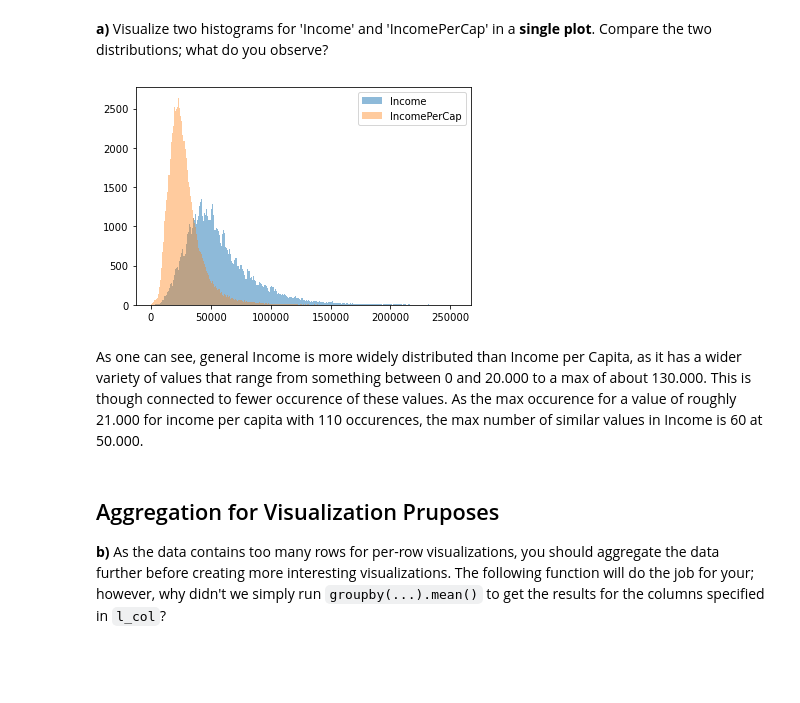
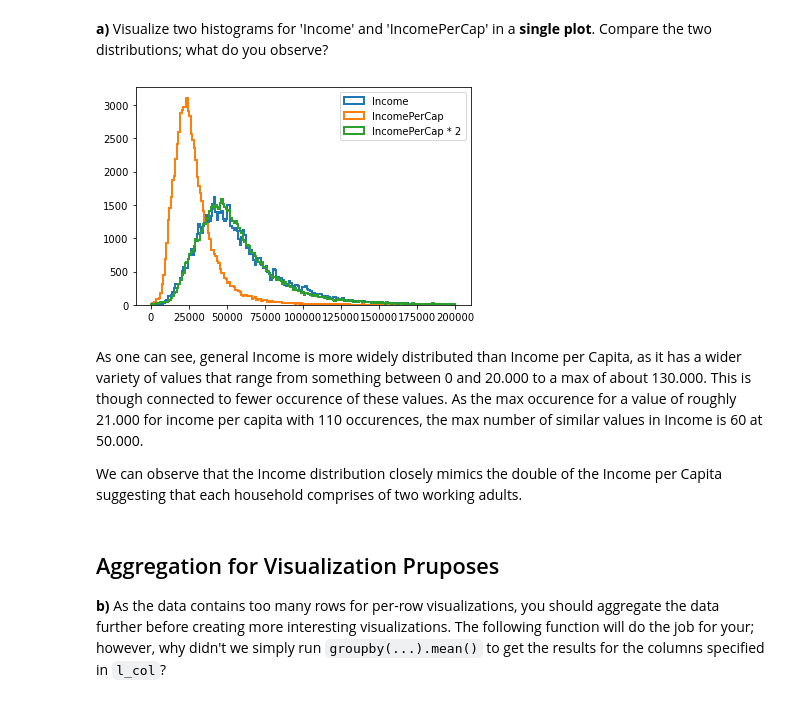
Before and after one commit to Starcrysis/assignment_2, a Jupyter notebook: assignment_2.ipynb, the cells around one changed output. Drawn from its saved outputs; the diff is of its cells as text; code cells hidden in the pictures; blank space fills up the shorter version.

```diff
--- a/assignment_2.ipynb
+++ b/assignment_2.ipynb
@@ -465,17 +469,23 @@ df = pd.read_pickle('dataset/dataset/df_vis.pkl')
 **a)** Visualize two histograms for 'Income' and 'IncomePerCap' in a **single plot**. Compare the two distributions; what do you observe?
 # %%
 # your code
-#create bins in order to better visualize both histograms
-bins = np.linspace(min(np.min(df['Income']), np.min(df['IncomePerCap'])), max(np.max(df['Income']), np.max(df['IncomePerCap'])), 300)
-plt.hist(df['Income'], bins, alpha = 0.5, label = 'Income')
-plt.hist(df['IncomePerCap'], bins, alpha = 0.4, label = 'IncomePerCap')
-plt.legend(loc='upper right')
+# create bins in order to better visualize both histograms
+bins = np.linspace(0, 200000, 200)
+
+kwargs = {"bins": bins, "alpha": 1, "histtype": "step", "linewidth": 2}
+
+plt.hist(df["Income"], label="Income", **kwargs)
+plt.hist(df["IncomePerCap"], label="IncomePerCap", **kwargs)
+plt.hist(df["IncomePerCap"] * 2, label="IncomePerCap * 2", **kwargs)
+plt.legend(loc="upper right")
 plt.show()
 # %% [output]
-[figure, old version]
+[figure, new version]
 # %% [markdown]
 As one can see, general Income is more widely distributed than Income per Capita, as it has a wider variety of values that range from something between 0 and 20.000 to a max of about 130.000.
 This is though connected to fewer occurence of these values. As the max occurence for a value of roughly 21.000 for income per capita with 110 occurences, the max number of similar values in Income is 60 at 50.000.
+
+We can observe that the Income distribution closely mimics the double of the Income per Capita suggesting that each household comprises of two working adults.
 # %% [markdown]
 ## Aggregation for Visualization Pruposes
 **b)** As the data contains too many rows for per-row visualizations, you should aggregate the data further before creating more interesting visualizations.
```
Also changed, not shown: parts of 38 cells of this notebook.
